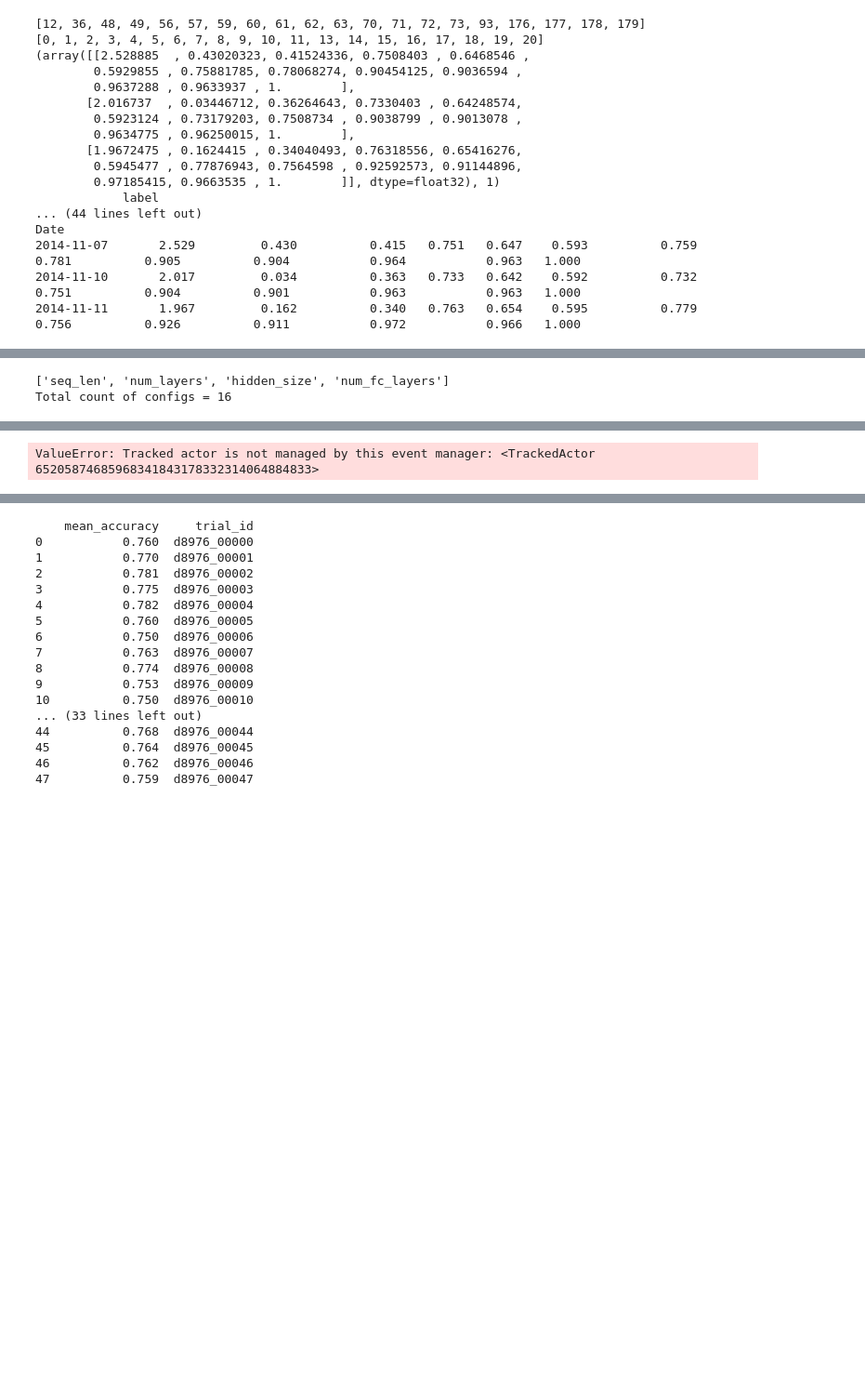
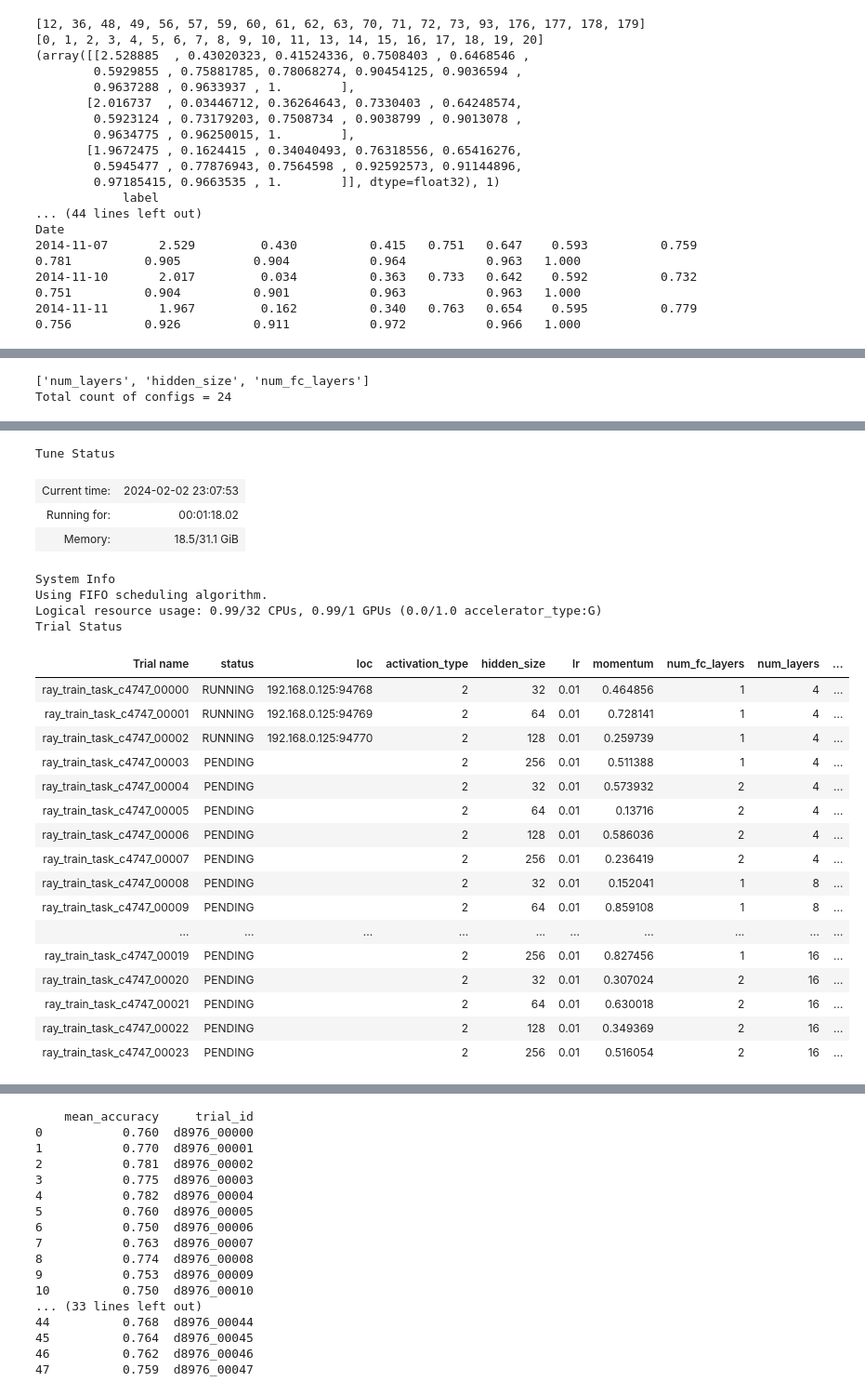
Before and after one commit to cloudaipro/fin-ml, a Jupyter notebook: StockPCTLabelPredictLSTM.ipynb, the cells around one changed output, grey strips where cells are left out. Shown at 93% size. Saved outputs shown, nothing was run; the diff lists cells and outputs as text; code cells hidden in the pictures; blank space fills up the shorter version.

```diff
--- a/StockPCTLabelPredictLSTM.ipynb
+++ b/StockPCTLabelPredictLSTM.ipynb
@@ -638,11 +636,12 @@ device_name = (
     else "mps" if torch.backends.mps.is_available() else "cpu"
 )
 device = torch.device(device_name)
-seq_len = 5
+return_period = 5
+seq_len = 3
 validation_size = 0.2
 epoch_num = 100
 batch_size = 32
-num_workers = 3
+num_workers = 2
 pin_memory = True
 shuffle = True
 print(f"device_name:{device}")
@@ -1571,9 +1593,6 @@ def doValidation(model, loss_fn, epoch_ndx, val_dl):
 
     return valMetrics_g.to("cpu")
 # %%
-report_f1 = True
-
-
 def train_LSTM(config):
     global totalTrainingSamples_count
     best_f1 = 0
@@ -1589,12 +1608,6 @@ def train_LSTM(config):
 
     train_loader, test_loader, features_size = prepare_dataloader(
         config["return_period"], config["seq_len"]
-    )
-    train_loader = train.torch.prepare_data_loader(
-        data_loader=train_loader, move_to_device=True, auto_transfer=False
-    )
-    test_loader = train.torch.prepare_data_loader(
-        data_loader=test_loader, move_to_device=True, auto_transfer=False
     )
 
     model = StockPCTLabelPredictLSTM(input_size=features_size, config=config)
@@ -1616,9 +1629,6 @@ def train_LSTM(config):
         if F1_metrics[0].F1 > best_f1:
             best_f1 = F1_metrics[0].F1
             save_model(model, config, model_name)
-
-        if report_f1:
-            train.report({"f1_score": F1_metrics[0].F1})
 # %%
 time_str = datetime.now().strftime("%Y-%m-%d_%H.%M.%S")
 log_dir = f"{log_dir_base}/{time_str}"
@@ -1664,12 +1711,12 @@ Elapsed time:1:32:19.607661
 # %%
 search_space = {
     "return_period": tune.grid_search([5]),  # [2,3,5,10]
-    "seq_len": tune.grid_search([3, 5]),  # 10]),
-    "lr": tune.grid_search([0.01]),  # [0.001, 0.01, 0.1]
+    "seq_len": tune.grid_search([3]),  # 10]),
+    "lr": tune.grid_search([0.01]),  # , 0.01, 0.1]
     "momentum": tune.uniform(0.1, 0.9),
     "optim_type": tune.grid_search([1]),  # 1: Adam, 2: SGD
-    "num_layers": tune.grid_search([4, 8]),  # , 16]),  # [1, 2, 4, 8]
-    "hidden_size": tune.grid_search([32, 64]),  # , 128, 256]),  # [8, 16, 32, 64, 128]
+    "num_layers": tune.grid_search([4, 8, 16]),  # [1, 2, 4, 8]
+    "hidden_size": tune.grid_search([32, 64, 128, 256]),  # [8, 16, 32, 64, 128]
     "num_fc_layers": tune.grid_search([1, 2]),  # 1, 2, 3]),
     "activation_type": tune.grid_search([2]),  # 1: ReLU(),  2: Sigmoid(),  3: Tanh()
 }
@@ -1687,8 +1734,8 @@ for k, v in search_space.items():
 print(turning_parameters)
 print(f"Total count of configs = {total_configs}")
 # %% [output]
-['seq_len', 'num_layers', 'hidden_size', 'num_fc_layers']
-Total count of configs = 16
+['num_layers', 'hidden_size', 'num_fc_layers']
+Total count of configs = 24
 # %%
 import warnings
 
@@ -1698,16 +1745,19 @@ warnings.filterwarnings("ignore", category=Warning)
 time_str = datetime.now().strftime("%Y-%m-%d_%H.%M.%S")
 log_dir = f"{log_dir_base}/{time_str}"
 os.mkdir(log_dir)
+
+data = prepare_LSTMDataset(return_period, seq_len)
 # analysis = tune.run(
 #     train_LSTM,
 #     config=search_space,
-#     resources_per_trial={"cpu": 0.5, "gpu": 0.5},
+#     resources_per_trial={"cpu": 0.1, "gpu": 0.1},
 #     metric="f1_score",
 #     mode="max",
 # )
 tuner = tune.Tuner(
     tune.with_resources(
-        tune.with_parameters(train_LSTM), resources={"cpu": 0.5, "gpu": 0.5}
+        tune.with_parameters(ray_train_task, data=data),
+        resources={"cpu": 0.33, "gpu": 0.33},
     ),
     tune_config=tune.TuneConfig(
         metric="f1_score",
@@ -1721 +1770,25 @@ results = tuner.fit()
-ValueError: Tracked actor is not managed by this event manager: <TrackedActor 65205874685968341843178332314064884833>
+Tune Status
+| Current time: | 2024-02-02 23:07:53 |
+| Running for: | 00:01:18.02 |
+| Memory: | 18.5/31.1 GiB |
+System Info
+Using FIFO scheduling algorithm.
+Logical resource usage: 0.99/32 CPUs, 0.99/1 GPUs (0.0/1.0 accelerator_type:G)
+Trial Status
+| Trial name | status | loc | activation_type | hidden_size | lr | momentum | num_fc_layers | num_layers | ... |
+| ray_train_task_c4747_00000 | RUNNING | 192.168.0.125:94768 | 2 | 32 | 0.01 | 0.464856 | 1 | 4 | ... |
+| ray_train_task_c4747_00001 | RUNNING | 192.168.0.125:94769 | 2 | 64 | 0.01 | 0.728141 | 1 | 4 | ... |
+| ray_train_task_c4747_00002 | RUNNING | 192.168.0.125:94770 | 2 | 128 | 0.01 | 0.259739 | 1 | 4 | ... |
+| ray_train_task_c4747_00003 | PENDING |  | 2 | 256 | 0.01 | 0.511388 | 1 | 4 | ... |
+| ray_train_task_c4747_00004 | PENDING |  | 2 | 32 | 0.01 | 0.573932 | 2 | 4 | ... |
+| ray_train_task_c4747_00005 | PENDING |  | 2 | 64 | 0.01 | 0.13716 | 2 | 4 | ... |
+| ray_train_task_c4747_00006 | PENDING |  | 2 | 128 | 0.01 | 0.586036 | 2 | 4 | ... |
+| ray_train_task_c4747_00007 | PENDING |  | 2 | 256 | 0.01 | 0.236419 | 2 | 4 | ... |
+| ray_train_task_c4747_00008 | PENDING |  | 2 | 32 | 0.01 | 0.152041 | 1 | 8 | ... |
+| ray_train_task_c4747_00009 | PENDING |  | 2 | 64 | 0.01 | 0.859108 | 1 | 8 | ... |
+| ... | ... | ... | ... | ... | ... | ... | ... | ... | ... |
+| ray_train_task_c4747_00019 | PENDING |  | 2 | 256 | 0.01 | 0.827456 | 1 | 16 | ... |
+| ray_train_task_c4747_00020 | PENDING |  | 2 | 32 | 0.01 | 0.307024 | 2 | 16 | ... |
+| ray_train_task_c4747_00021 | PENDING |  | 2 | 64 | 0.01 | 0.630018 | 2 | 16 | ... |
+| ray_train_task_c4747_00022 | PENDING |  | 2 | 128 | 0.01 | 0.349369 | 2 | 16 | ... |
+| ray_train_task_c4747_00023 | PENDING |  | 2 | 256 | 0.01 | 0.516054 | 2 | 16 | ... |
```
Also changed, not shown: parts of 10 cells of this notebook.
